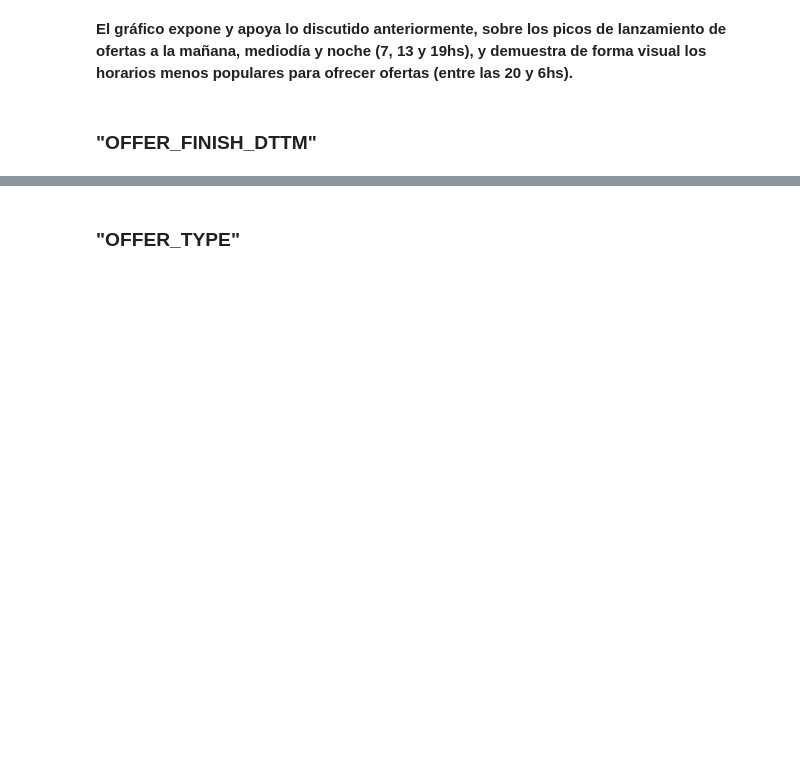
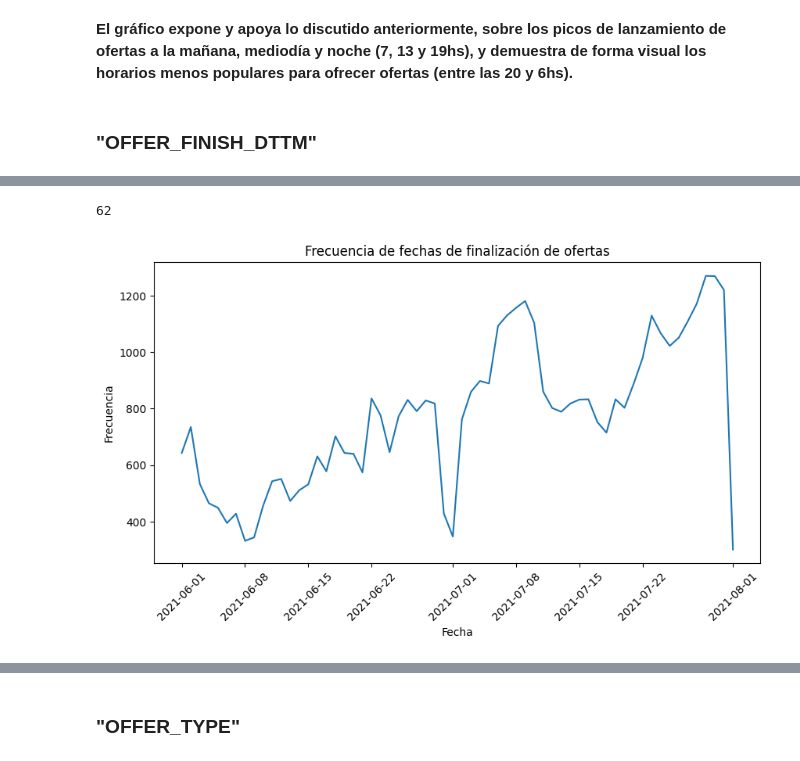
Before and after one commit to plijtmaer/ds-de-challenge, a Jupyter notebook: Notebooks/eda.ipynb, the cells around one changed output, grey strips where cells are left out. Drawn from its saved outputs; the diff is of its cells as text; code cells hidden in the pictures; blank space fills up the shorter version.

```diff
--- a/Notebooks/eda.ipynb
+++ b/Notebooks/eda.ipynb
@@ -398,0 +433,4 @@ sns.barplot(x=frec_offer_start_h.index, y=frec_offer_start_h.values);
+# %%
+# Observar frecuencia de fechas
+frec_offer_finish_date = df["OFFER_FINISH_DATE"].value_counts()
+frec_offer_finish_date
@@ -398,0 +451,14 @@ sns.barplot(x=frec_offer_start_h.index, y=frec_offer_start_h.values);
+# %%
+df["OFFER_FINISH_DATE"].nunique()
+# %% [output]
+62
+# %%
+# Evaluar distribución de "OFFER_FINISH_DATE"
+plt.figure(figsize=(10,5))
+plt.title("Frecuencia de fechas de finalización de ofertas")
+plt.xlabel("Fecha")
+plt.ylabel("Frecuencia")
+plt.xticks(rotation=45)
+sns.lineplot(x=frec_offer_finish_date.index, y=frec_offer_finish_date.values);
+# %% [output]
+[figure, added]
```
Also changed, not shown: parts of 102 cells of this notebook.
